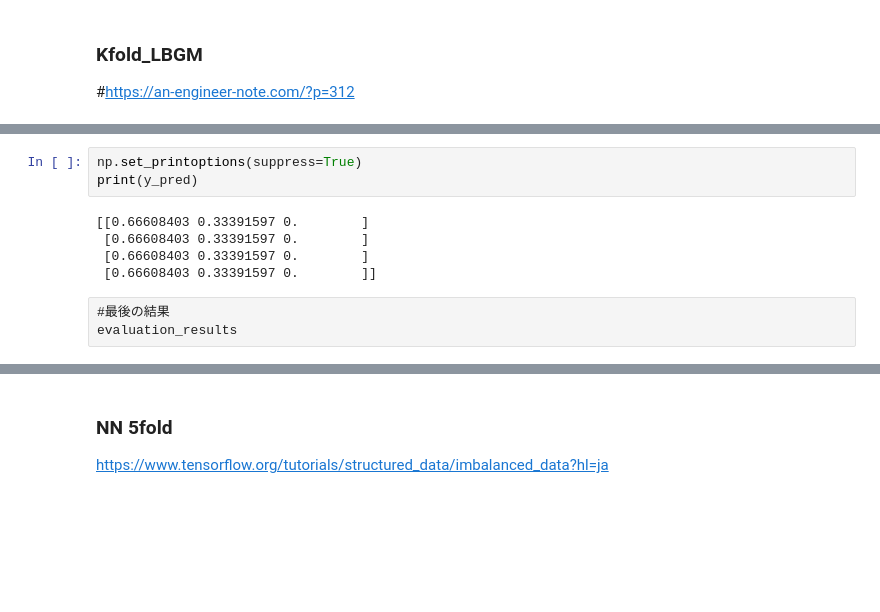
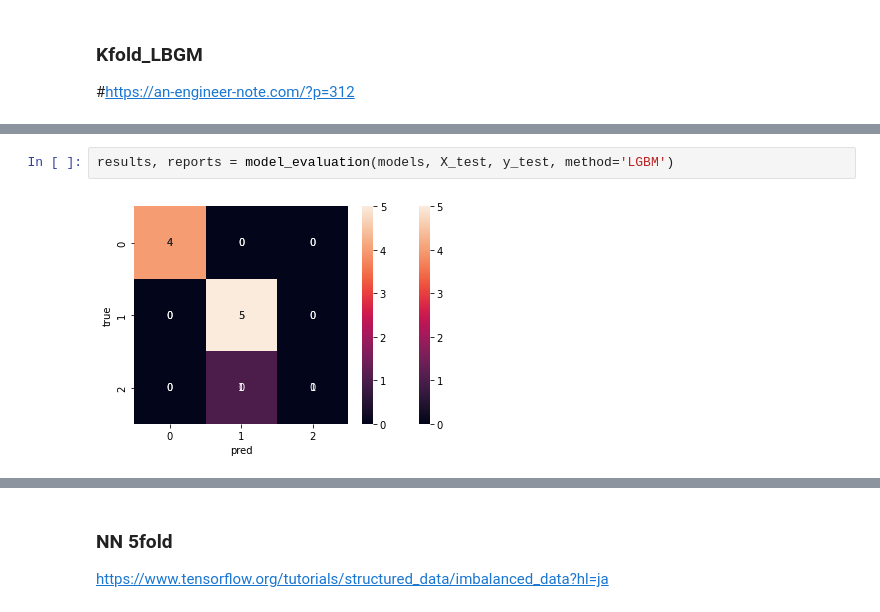
Before and after one commit to mecab-g/MRI, a Jupyter notebook: プロトコール予測/てすと.ipynb, the cells around one changed output, grey strips where cells are left out. Saved outputs shown, nothing was run; the diff lists cells and outputs as text; blank space fills up the shorter version.

```diff
--- a/プロトコール予測/てすと.ipynb
+++ b/プロトコール予測/てすと.ipynb
@@ -297,11 +154,4 @@ weighted avg       1.00      1.00      1.00        10
-# %%
-np.set_printoptions(suppress=True)
-print(y_pred)
-# %% [output]
-[[0.66608403 0.33391597 0.        ]
- [0.66608403 0.33391597 0.        ]
- [0.66608403 0.33391597 0.        ]
- [0.66608403 0.33391597 0.        ]]
-# %% [raw]
-#最後の結果
-evaluation_results
+# %%
+results, reports = model_evaluation(models, X_test, y_test, method='LGBM')
+# %% [output]
+[figure, added]
```
Also changed, not shown: parts of 48 cells of this notebook, 1 other file.
